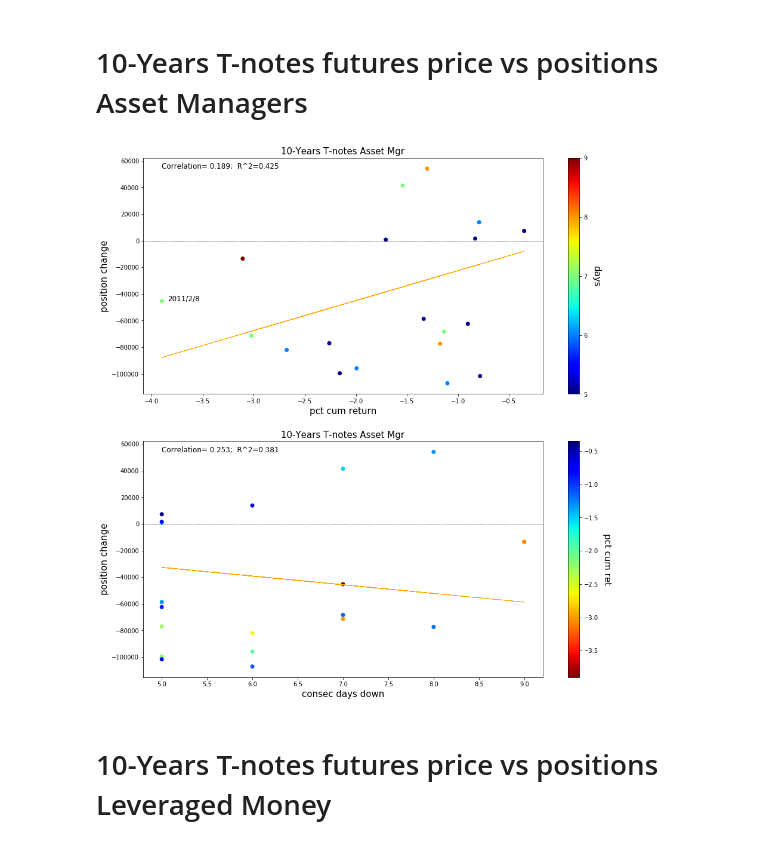
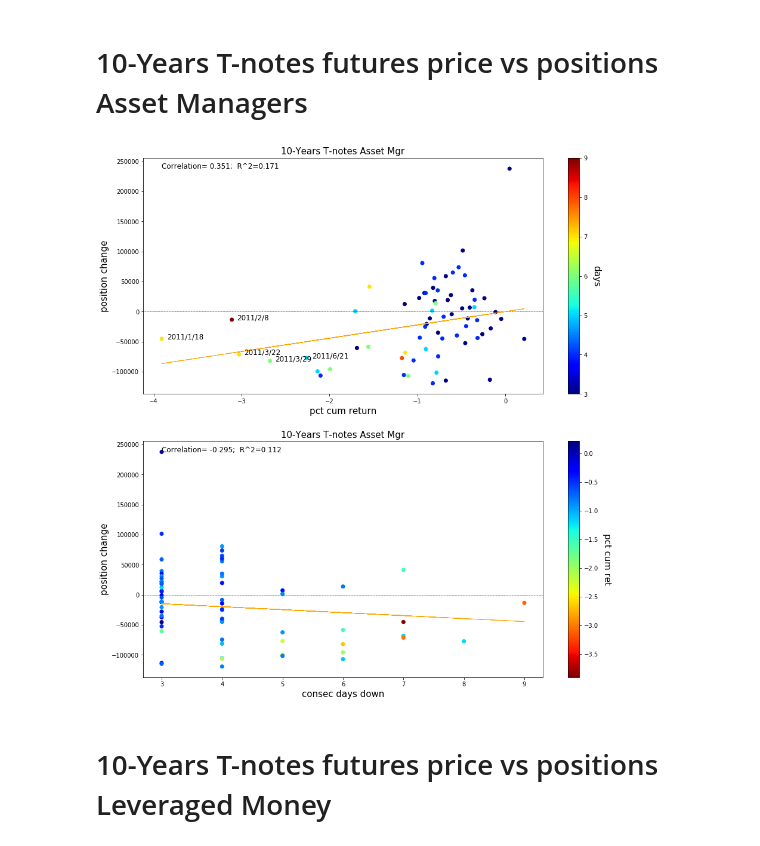
Before and after one commit to leonardich/Stats_project, a Jupyter notebook: changes_vs_downturn.ipynb, the cells around one changed output. Drawn from its saved outputs; the diff is of its cells as text; code cells hidden in the pictures.

```diff
--- a/changes_vs_downturn.ipynb
+++ b/changes_vs_downturn.ipynb
@@ -541,5 +541,5 @@ plot_df(to_plot6, 5, "E-Mini S&P 500 Lev Money")
 # %%
 to_plot1 = get_neg_range_days(dictionary_financials["10-YEAR U.S. TREASURY NOTES - CHICAGO BOARD OF TRADE"]\
-['Change_in_Net_Positioning_Asset_Mgr'], df["ten_tnote_futeres_price"], 5, 10)
+['Change_in_Net_Positioning_Asset_Mgr'], df["ten_tnote_futeres_price"], 3, 10)
 # %%
 to_plot5 = get_neg_range_days(dictionary_financials["10-YEAR U.S. TREASURY NOTES - CHICAGO BOARD OF TRADE"]\
@@ -547,9 +547,9 @@ to_plot5 = get_neg_range_days(dictionary_financials["10-YEAR U.S. TREASURY NOTES
 # %% [markdown]
 # 10-Years T-notes futures price vs positions Asset Managers
 # %%
-plot_df(to_plot1, 5, "10-Years T-notes Asset Mgr")
+plot_df(to_plot1, 3, "10-Years T-notes Asset Mgr")
 # %% [output]
-[figure, old version]
+[figure, new version]
 # %% [markdown]
 # 10-Years T-notes futures price vs positions Leveraged Money
 # %%
```
Also changed, not shown: parts of 17 cells of this notebook.
